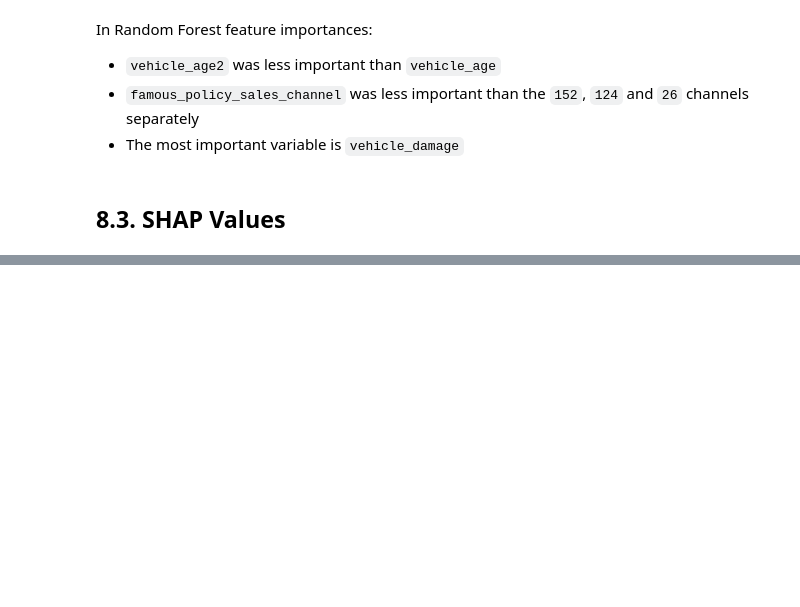
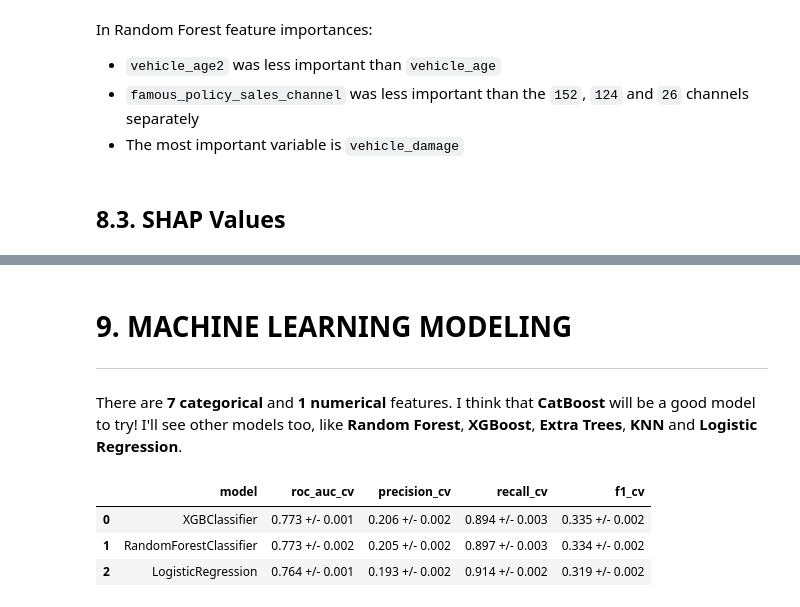
Before and after one commit to Emersonmiady/health-insurance-cross-sell, a Jupyter notebook: notebooks/hi_cs_analysis.ipynb, the cells around one changed output, grey strips where cells are left out. Drawn from its saved outputs; the diff is of its cells as text; code cells hidden in the pictures; blank space fills up the shorter version.

Commit message:
Started ML modeling

```diff
--- a/notebooks/hi_cs_analysis.ipynb
+++ b/notebooks/hi_cs_analysis.ipynb
@@ -1219,0 +1294,17 @@ plt.show()
+# %% [markdown]
+# 9. MACHINE LEARNING MODELING
+---
+# %%
+# Final X features
+final_x_feat = [
+    'age', 'gender', 'famous_region',
+    'vehicle_damage', 'vehicle_age',
+    'policy_sales_channel2_124',
+    'policy_sales_channel2_152',
+    'policy_sales_channel2_26'
+]
+
+# Define the scalers and the columns they should be applied to
+scalers = [
+    (MinMaxScaler(), ['age'])
+]
@@ -1220,17 +1333,24 @@ plt.show()
+# %% [markdown]
+There are **7 categorical** and **1 numerical** features. I think that **CatBoost** will be a good model to try! I'll see other models too, like **Random Forest**, **XGBoost**, **Extra Trees**, **KNN** and **Logistic Regression**.
 # %%
-#from xgboost import XGBClassifier
-#from sklearn.linear_model import LogisticRegression
-#
-## Calculate the ratio of negative class to positive class
-#ratio = float(y_train.value_counts()[0]) / y_train.value_counts()[1]
-#
-## Define the model
-#model = XGBClassifier(scale_pos_weight=ratio)
-#
-## Define the metric (accuracy in this case)
-#metrics = [roc_auc_score, precision_score, recall_score, f1_score]
-#
-## Run the cross-validation with rescaling
-#results_df = cross_val_rescaling_evaluation(X_train, y_train, model, metrics, scalers, n_splits=5)
-#
-#results_df
+# Calculate the ratio of negative class to positive class
+ratio = float(y_train.value_counts()[0]) / y_train.value_counts()[1]
+
+# Define the models
+xgb = XGBClassifier(scale_pos_weight=ratio, max_depth=5)
+rf = RandomForestClassifier(class_weight='balanced', max_depth=5)
+lr = LogisticRegression(class_weight='balanced')
+models = [xgb, rf, lr]
+
+# Define the metric
+metrics = [roc_auc_score, precision_score, recall_score, f1_score]
+
+# Metrics results
+results_cv_df = make_cv_model_results_df(models, X_train_rescaled, y_train_n, metrics, scalers)
+
+results_cv_df
+# %% [output]
+|  | model | roc_auc_cv | precision_cv | recall_cv | f1_cv |
+| 0 | XGBClassifier | 0.773 +/- 0.001 | 0.206 +/- 0.002 | 0.894 +/- 0.003 | 0.335 +/- 0.002 |
+| 1 | RandomForestClassifier | 0.773 +/- 0.002 | 0.205 +/- 0.002 | 0.897 +/- 0.003 | 0.334 +/- 0.002 |
+| 2 | LogisticRegression | 0.764 +/- 0.001 | 0.193 +/- 0.002 | 0.914 +/- 0.002 | 0.319 +/- 0.002 |
```
Also changed, not shown: parts of 12 cells of this notebook, 4 other files.
